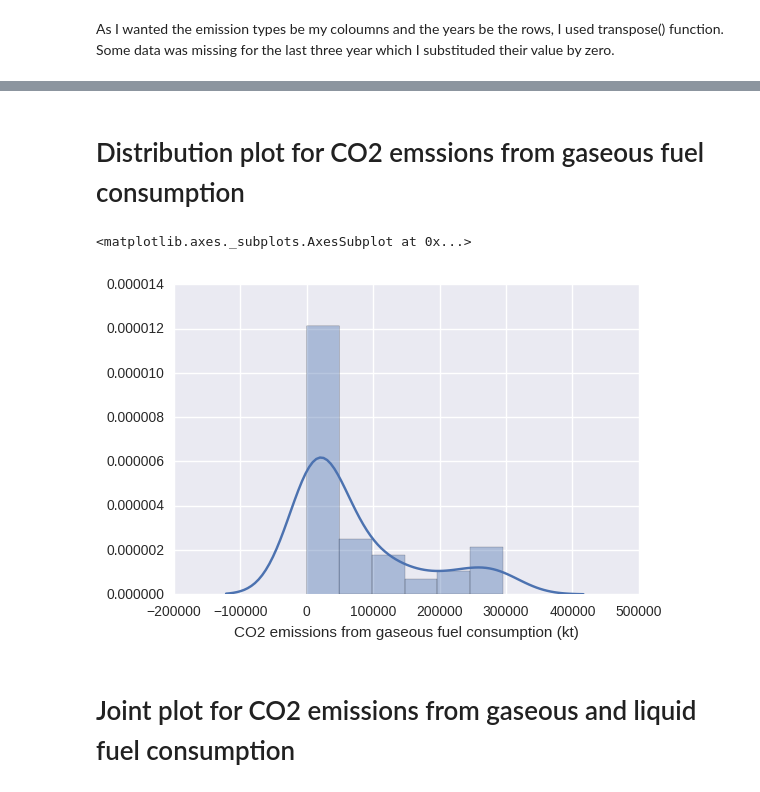
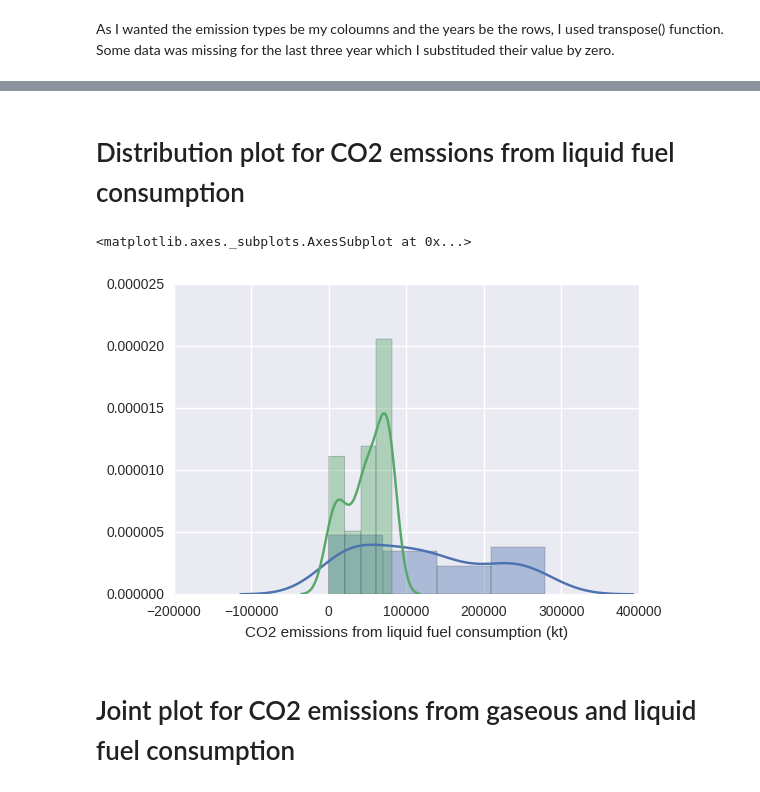
Before and after one commit to tnzmnjm/Seaborn-visualisation, a Jupyter notebook: CO2 Emission.ipynb, the cells around one changed output, grey strips where cells are left out. Drawn from its saved outputs; the diff is of its cells as text; code cells hidden in the pictures.

```diff
--- a/CO2 Emission.ipynb
+++ b/CO2 Emission.ipynb
@@ -37,10 +64,14 @@ read_csv.head(5)
 # %% [markdown]
-# Distribution plot for CO2 emssions from gaseous fuel consumption
+# Distribution plot for CO2 emssions from liquid fuel consumption
-# %%
-sns.distplot(read_csv.ix[:,0])
-# %% [output]
-<matplotlib.axes._subplots.AxesSubplot at 0x...>
-[figure, removed]
+# %%
+#Iran (Blue)
+sns.distplot(iran_csv.ix[:,1])
+
+#Turkey (Green)
+sns.distplot(turkey_csv.ix[:,1])
+# %% [output]
+<matplotlib.axes._subplots.AxesSubplot at 0x...>
+[figure, added]
 # %% [markdown]
  # Joint plot for CO2 emissions from gaseous  and liquid fuel consumption
 # %%
```
Also changed, not shown: parts of 7 cells of this notebook, 1 other file.
